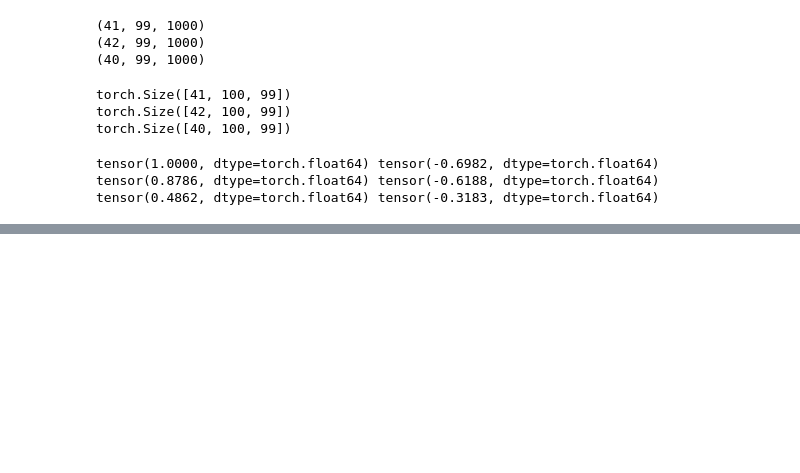
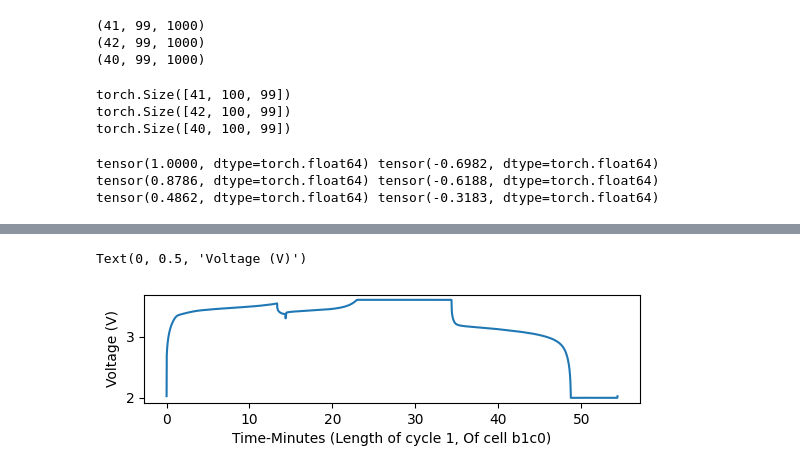
Before and after one commit to JamesChapmanNV/Machine_Learning_Lithium_Ion_Batteries, a Jupyter notebook: DataPreprocessing.ipynb, the cells around one changed output, grey strips where cells are left out. Cells and saved outputs as stored; diff of their text form; code cells hidden in the pictures; blank space fills up the shorter version.

```diff
--- a/DataPreprocessing.ipynb
+++ b/DataPreprocessing.ipynb
@@ -1080,6 +1086,10 @@ plt.ylabel('Current (A)')
 # %%
+plt.figure(figsize=(6.4,1.4))
 # I Plot of cycle #1, battery cell 'b1c0'
 plt.plot(bat_dict['b1c0']['cycles']['1']['t'], bat_dict['b1c0']['cycles']['1']['V'])
 plt.xlabel('Time-Minutes (Length of cycle 1, Of cell b1c0)')
 plt.ylabel('Voltage (V)')
+# %% [output]
+Text(0, 0.5, 'Voltage (V)')
+[figure, added]
 # %%
```
Also changed, not shown: parts of 34 cells of this notebook.
